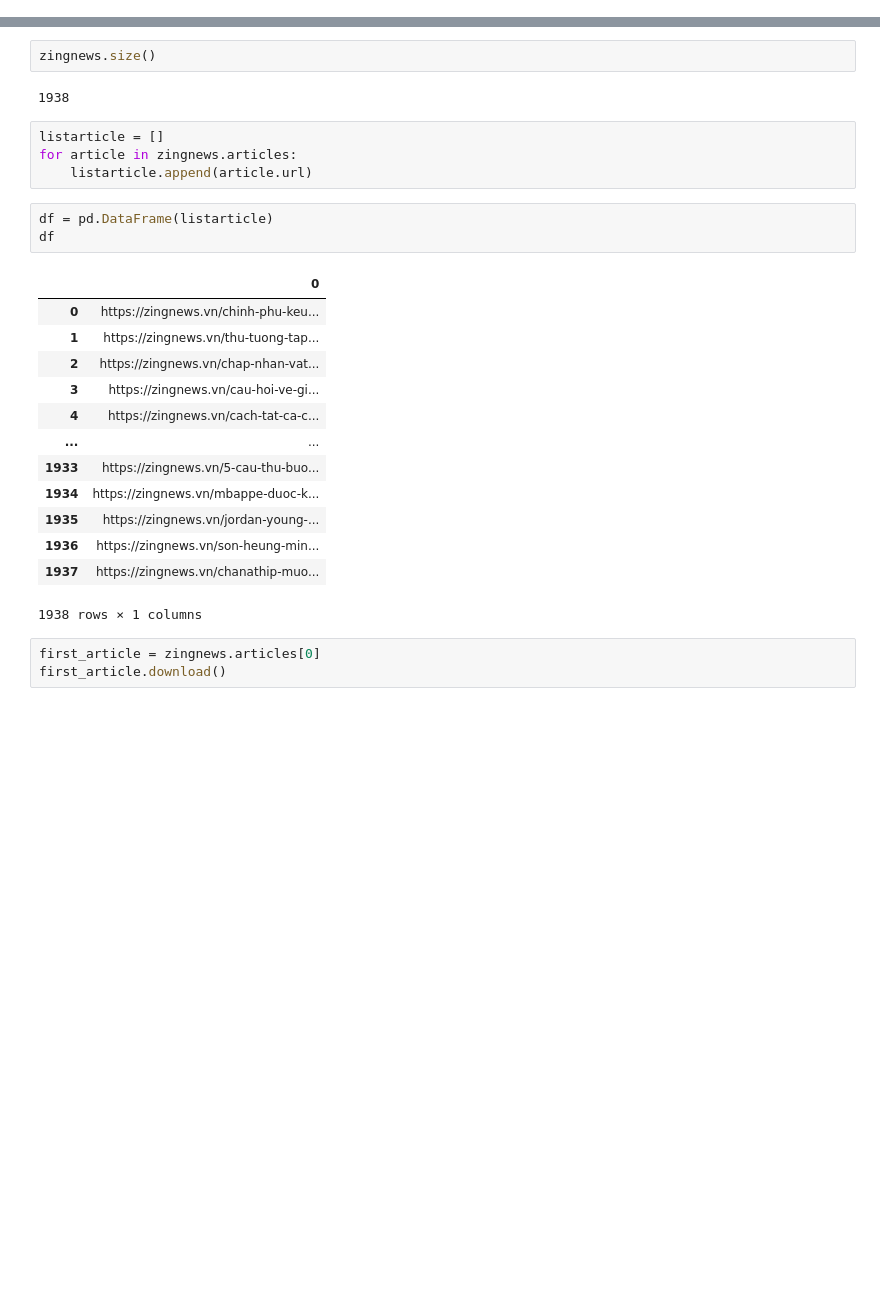
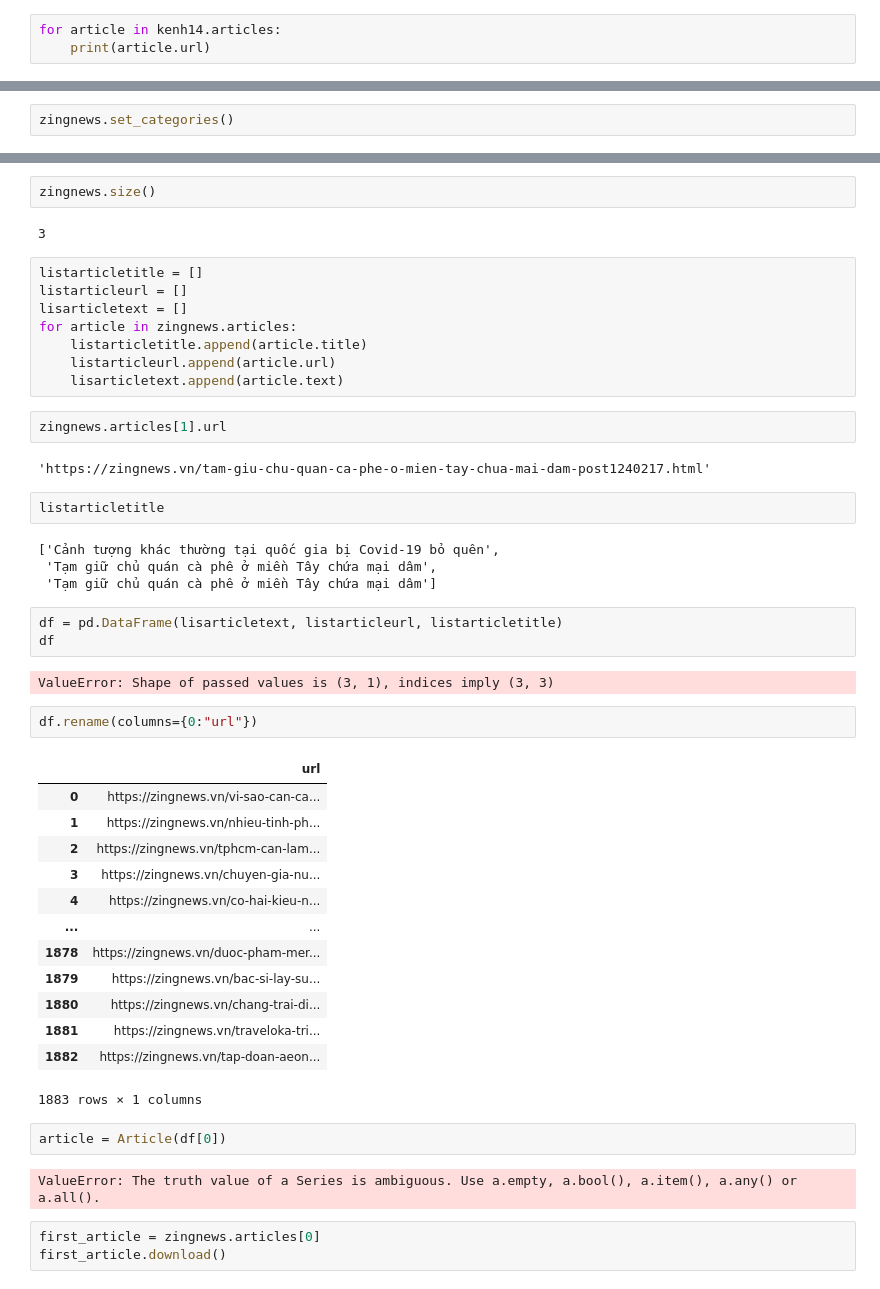
Before and after one commit to giatranhoang/newspaper, a Jupyter notebook: newspaper_crawl.ipynb, the cells around one changed output, grey strips where cells are left out. Saved outputs shown, nothing was run; the diff lists cells and outputs as text; blank space fills up the shorter version.

```diff
--- a/newspaper_crawl.ipynb
+++ b/newspaper_crawl.ipynb
@@ -5,0 +362,3 @@ zingnews = newspaper.build('https://zingnews.vn', memoize_articles=False)
+# %%
+for article in kenh14.articles:
+    print(article.url)
@@ -5,0 +375,2 @@ zingnews = newspaper.build('https://zingnews.vn', memoize_articles=False)
+# %%
+zingnews.set_categories()
@@ -6,28 +381,50 @@ zingnews = newspaper.build('https://zingnews.vn', memoize_articles=False)
 # %%
 zingnews.size()
 # %% [output]
-1938
+3
 # %%
-listarticle = []
+listarticletitle = []
+listarticleurl = []
+lisarticletext = []
 for article in zingnews.articles:
-    listarticle.append(article.url)
+    listarticletitle.append(article.title)
+    listarticleurl.append(article.url)
+    lisarticletext.append(article.text)
+# %%
+zingnews.articles[1].url
+# %% [output]
+'https://zingnews.vn/tam-giu-chu-quan-ca-phe-o-mien-tay-chua-mai-dam-post1240217.html'
+# %%
+listarticletitle
+# %% [output]
+['Cảnh tượng khác thường tại quốc gia bị Covid-19 bỏ quên',
+ 'Tạm giữ chủ quán cà phê ở miền Tây chứa mại dâm',
+ 'Tạm giữ chủ quán cà phê ở miền Tây chứa mại dâm']
 # %%
-df = pd.DataFrame(listarticle)
+df = pd.DataFrame(lisarticletext, listarticleurl, listarticletitle)
 df
 # %% [output]
-|  | 0 |
-| 0 | https://zingnews.vn/chinh-phu-keu... |
-| 1 | https://zingnews.vn/thu-tuong-tap... |
-| 2 | https://zingnews.vn/chap-nhan-vat... |
-| 3 | https://zingnews.vn/cau-hoi-ve-gi... |
-| 4 | https://zingnews.vn/cach-tat-ca-c... |
-| ... | ... |
-| 1933 | https://zingnews.vn/5-cau-thu-buo... |
-| 1934 | https://zingnews.vn/mbappe-duoc-k... |
-| 1935 | https://zingnews.vn/jordan-young-... |
-| 1936 | https://zingnews.vn/son-heung-min... |
-| 1937 | https://zingnews.vn/chanathip-muo... |
-1938 rows × 1 columns
+ValueError: Shape of passed values is (3, 1), indices imply (3, 3)
+# %%
+df.rename(columns={0:"url"})
+# %% [output]
+|  | url |
+| 0 | https://zingnews.vn/vi-sao-can-ca... |
+| 1 | https://zingnews.vn/nhieu-tinh-ph... |
+| 2 | https://zingnews.vn/tphcm-can-lam... |
+| 3 | https://zingnews.vn/chuyen-gia-nu... |
+| 4 | https://zingnews.vn/co-hai-kieu-n... |
+| ... | ... |
+| 1878 | https://zingnews.vn/duoc-pham-mer... |
+| 1879 | https://zingnews.vn/bac-si-lay-su... |
+| 1880 | https://zingnews.vn/chang-trai-di... |
+| 1881 | https://zingnews.vn/traveloka-tri... |
+| 1882 | https://zingnews.vn/tap-doan-aeon... |
+1883 rows × 1 columns
+# %%
+article = Article(df[0])
+# %% [output]
+ValueError: The truth value of a Series is ambiguous. Use a.empty, a.bool(), a.item(), a.any() or a.all().
 # %%
 first_article = zingnews.articles[0]
 first_article.download()
```
Also changed, not shown: parts of 61 cells of this notebook, 5 other files.
